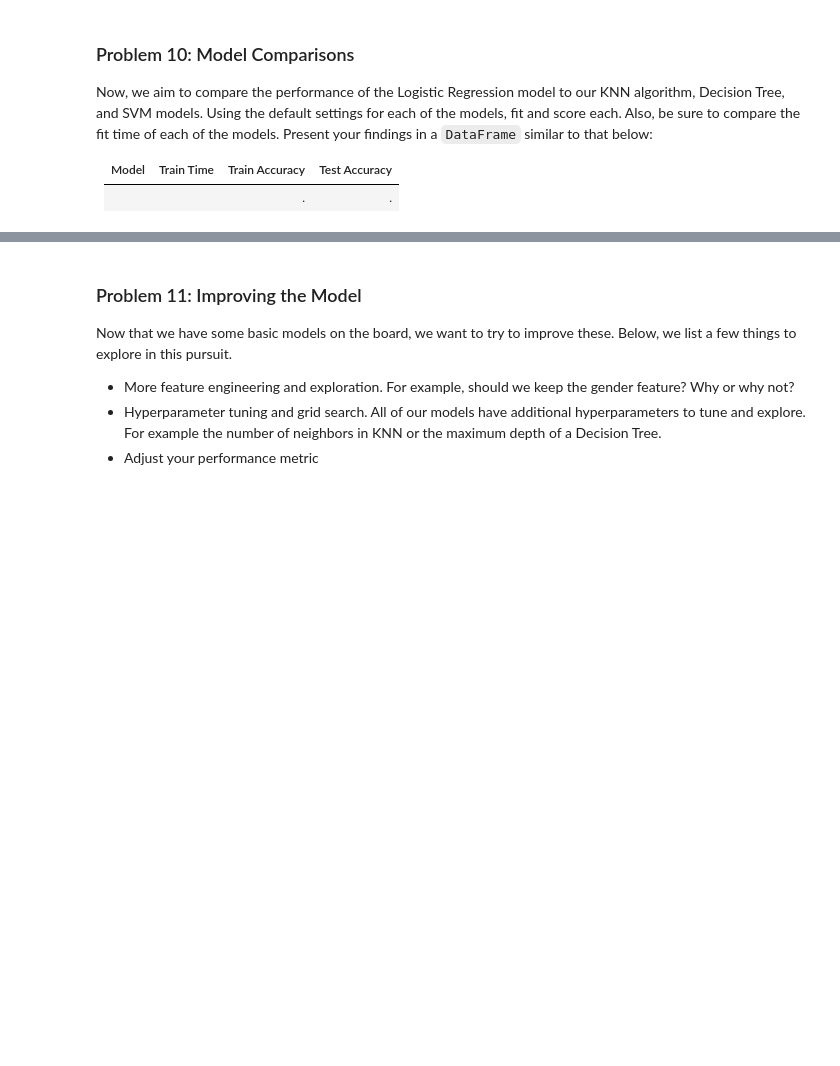
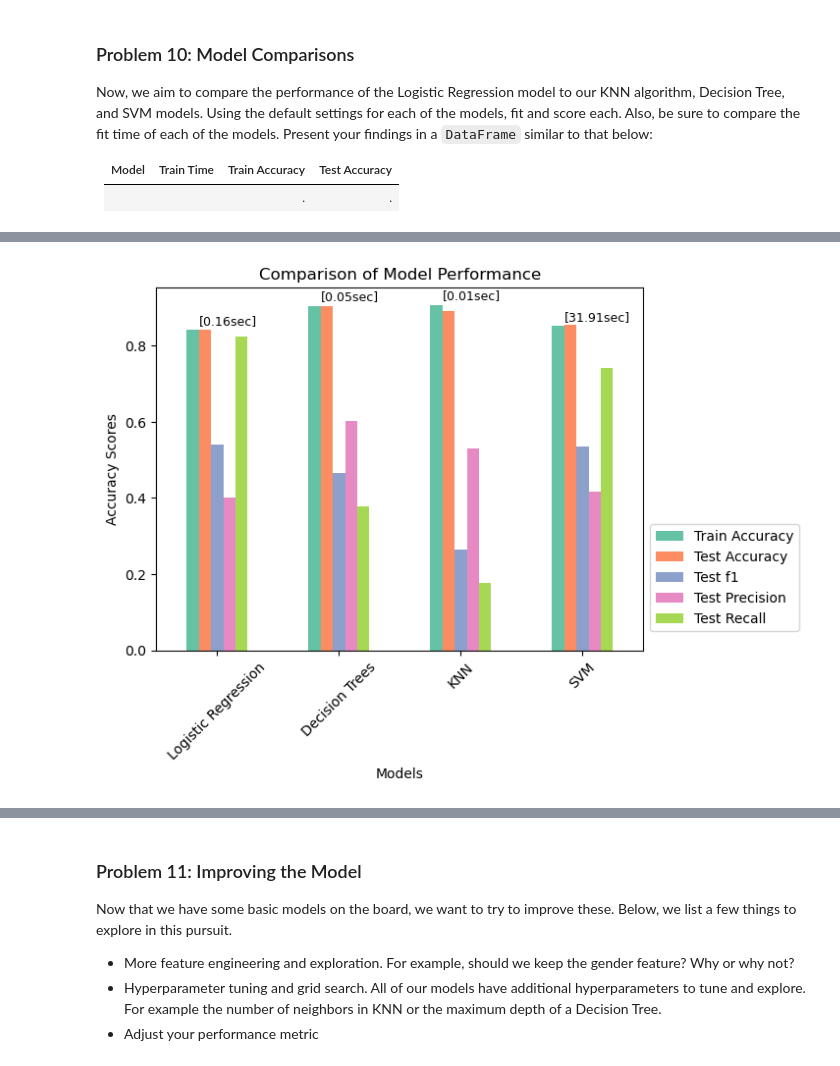
Before and after one commit to anhphong2312/ML-App3, a Jupyter notebook: prompt_III.ipynb, the cells around one changed output, grey strips where cells are left out. Saved outputs shown, nothing was run; the diff lists cells and outputs as text; code cells hidden in the pictures; blank space fills up the shorter version.

Commit message:
add classifiers and improvements

```diff
--- a/prompt_III.ipynb
+++ b/prompt_III.ipynb
@@ -602,0 +706,6 @@ Now, we aim to compare the performance of the Logistic Regression model to our K
+# %%
+# GridSearch for Decision Tree
+dec_tree_grid = GridSearchCV(DecisionTreeClassifier(), dec_tree_params, cv=5)
+dec_tree_grid.fit(X_train, y_train)
+dec_tree_best_params = dec_tree_grid.best_params_
+print("Decision Tree best params:", dec_tree_grid.best_params_)
@@ -602,0 +733,6 @@ Now, we aim to compare the performance of the Logistic Regression model to our K
+# %%
+# Model parameters
+log_reg_params = {'C': 100.0, 'class_weight': 'balanced', 'penalty': 'l1', 'solver': 'liblinear'}
+dec_tree_params = {'criterion': 'gini', 'max_depth': 5, 'min_samples_leaf': 2, 'min_samples_split': 2}
+knn_params = {'algorithm': 'auto', 'leaf_size': 20, 'n_neighbors': 7, 'weights': 'uniform'}
+svm_params = {'C': 1.0, 'class_weight': 'balanced', 'degree': 2, 'gamma': 'scale', 'kernel': 'poly'}
@@ -602,0 +784,5 @@ Now, we aim to compare the performance of the Logistic Regression model to our K
+# %%
+df_metrics = pd.DataFrame(metrics).T
+df_metrics.reset_index(inplace=True)
+df_metrics = df_metrics.rename(columns = {'index':'Model'})
+print(df_metrics)
@@ -602,0 +805,4 @@ Now, we aim to compare the performance of the Logistic Regression model to our K
+# %%
+df_results = []
+df_results = pd.merge(df_performance, df_metrics)
+df_results
@@ -602,0 +815,22 @@ Now, we aim to compare the performance of the Logistic Regression model to our K
+# %%
+# Create the side-by-side bar plots for Train Accuracy and Test Accuracy
+colors = [cmap(i) for i in range(len(df_results.columns))]
+ax = df_results.loc[:, df_results.columns != "Train Time"].plot.bar(rot=0, color = colors)
+
+# Set labels
+plt.xlabel('Models')
+plt.ylabel('Accuracy Scores')
+plt.xticks(bar_positions, df_results["Model"], rotation=45)
+plt.title('Comparison of Model Performance')
+
+# Visualize the 'Train Time' on top of the 'Train Accuracy' bar
+for idx, value in enumerate(df_results['Train Time']):
+    ax.text(idx - 0.15, df_results['Train Accuracy'][idx] + 0.015, f'[{value:.2f}sec]', fontsize=9)
+
+# Display the legend outside the plot area
+ax.legend(loc='center left', bbox_to_anchor=(1, 0.2))
+
+# Display the plot
+plt.show()
+# %% [output]
+[figure, added]
```
Also changed, not shown: parts of 28 cells of this notebook.
